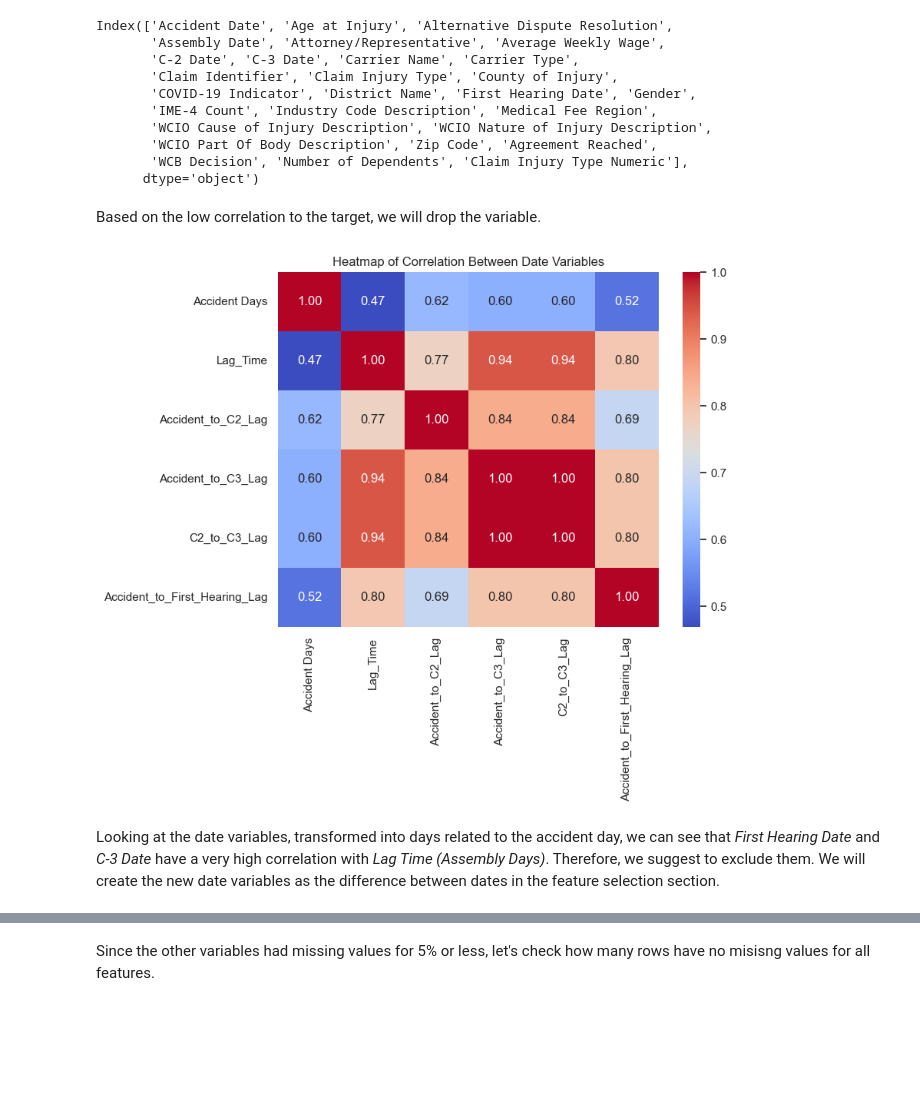
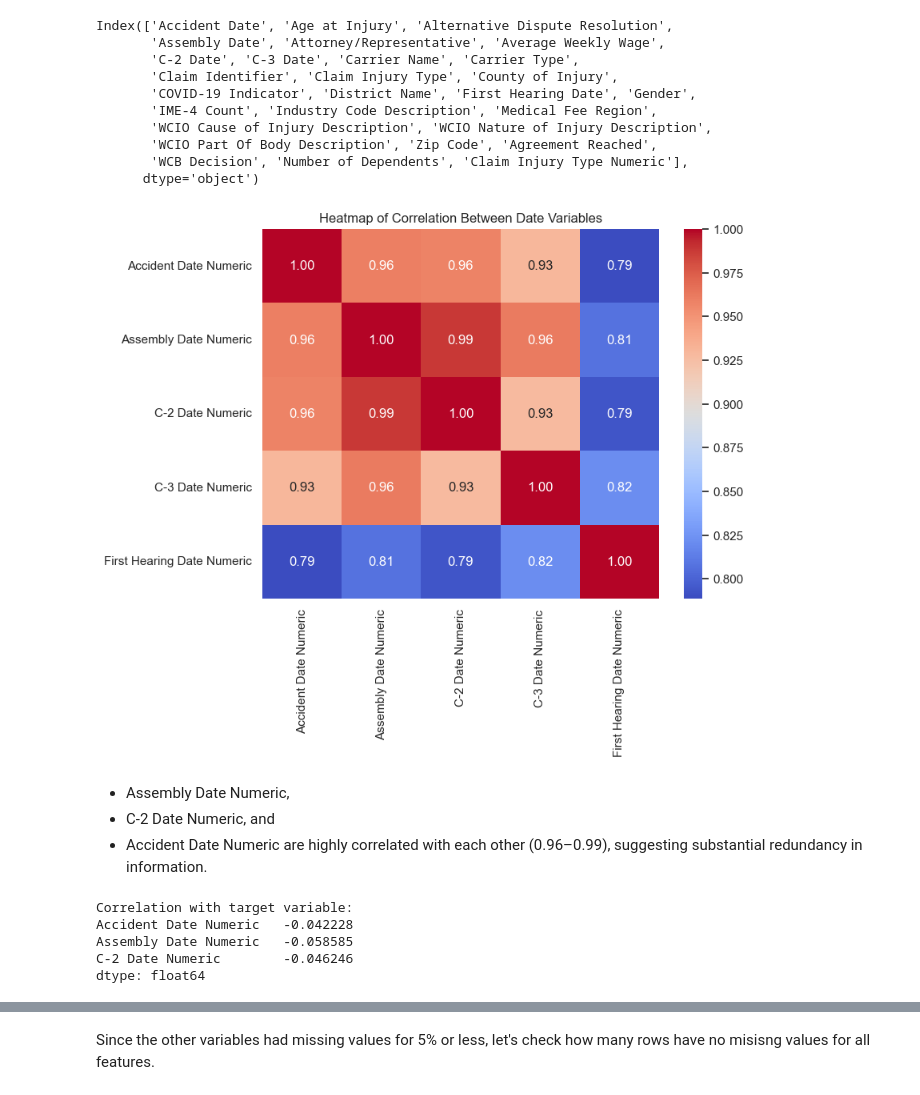
Before and after one commit to LenaHermann/ML_Project_Group52, a Jupyter notebook: Homework_Group52.ipynb, the cells around one changed output, grey strips where cells are left out. Saved outputs shown, nothing was run; the diff lists cells and outputs as text; code cells hidden in the pictures; blank space fills up the shorter version.

```diff
--- a/Homework_Group52.ipynb
+++ b/Homework_Group52.ipynb
@@ -1110,8 +1110,6 @@ Index(['Accident Date', 'Age at Injury', 'Alternative Dispute Resolution',
        'WCIO Part Of Body Description', 'Zip Code', 'Agreement Reached',
        'WCB Decision', 'Number of Dependents', 'Claim Injury Type Numeric'],
       dtype='object')
-# %% [markdown]
-Based on the low correlation to the target, we will drop the variable.
 # %%
 # Convert columns to datetime format and handle errors
 train_df_date = train_df_prep.copy()
@@ -1121,22 +1119,13 @@ train_df_date['C-2 Date'] = pd.to_datetime(train_df_date['C-2 Date'], errors='co
 train_df_date['C-3 Date'] = pd.to_datetime(train_df_date['C-3 Date'], errors='coerce')
 train_df_date['First Hearing Date'] = pd.to_datetime(train_df_date['First Hearing Date'], errors='coerce')
 
-# Check for any correlation between date columns by converting them to numeric values (days since start)
-train_df_date['Accident Days'] = (train_df_date['Accident Date'] - train_df_date['Accident Date'].min()).dt.days
-train_df_date['Lag_Time'] = (train_df_date['Assembly Date'] - train_df_date['Accident Date'].min()).dt.days
-train_df_date['Accident_to_C2_Lag'] = (train_df_date['C-2 Date'] - train_df_date['Accident Date'].min()).dt.days
-train_df_date['Accident_to_C3_Lag'] = (train_df_date['C-3 Date'] - train_df_date['Accident Date'].min()).dt.days
-train_df_date['C2_to_C3_Lag'] = (train_df_date['C-3 Date'] - train_df_date['C-2 Date'].min()).dt.days
-train_df_date['Accident_to_First_Hearing_Lag'] = (train_df_date['First Hearing Date'] - train_df_date['Accident Date'].min()).dt.days
 
-# Correlation matrix for date columns
-correlation_matrix_date = train_df_date[['Accident Days', 'Lag_Time', 'Accident_to_C2_Lag', 'Accident_to_C3_Lag', 'C2_to_C3_Lag', 'Accident_to_First_Hearing_Lag']].corr()
+# Convert columns to days
+reference_date = pd.Timestamp('2020-01-01')
 
-plt.figure(figsize=(8, 6))
-sns.heatmap(correlation_matrix_date, annot=True, cmap="coolwarm", fmt='.2f')
-plt.title('Heatmap of Correlation Between Date Variables')
-plt.show()
+# Convert datetime columns to numeric format (days since the reference date)
+train_df_date['Accident Date Numeric'] = (train_df_date['Accident Date'] - reference_date).dt.days
+train_df_date['Assembly Date Numeric'] = (train_df_date['Assembly Date'] - reference_date).dt.days
+train_df_date['C-2 Date Numeric'] = (train_df_date['C-2 Date'] - reference_date).dt.days
+train_df_date['C-3 Date Numeric'] = (train_df_date['C-3 Date'] - reference_date).dt.days
+train_df_date['First Hearing Date Numeric'] = (train_df_date['First Hearing Date'] - reference_date).dt.days
-# %% [output]
-[figure, removed]
-# %% [markdown]
-Looking at the date variables, transformed into days related to the accident day, we can see that _First Hearing Date_ and _C-3 Date_ have a very high correlation with _Lag Time (Assembly Days)_. Therefore, we suggest to exclude them. We will create the new date variables as the difference between dates in the feature selection section.
@@ -1144,0 +1132,27 @@ train_df_prep = train_df_prep.drop(columns=['First Hearing Date', 'C-3 Date', 'I
+# %%
+# Correlation matrix for date columns
+correlation_matrix_date = train_df_date[['Accident Date Numeric', 'Assembly Date Numeric', 'C-2 Date Numeric', 'C-3 Date Numeric' , 'First Hearing Date Numeric']].corr(method='spearman')
+
+plt.figure(figsize=(8, 6))
+sns.heatmap(correlation_matrix_date, annot=True, cmap="coolwarm", fmt='.2f')
+plt.title('Heatmap of Correlation Between Date Variables')
+plt.show()
+# %% [output]
+[figure, added]
+# %% [markdown]
+* Assembly Date Numeric,
+* C-2 Date Numeric, and
+* Accident Date Numeric are highly correlated with each other (0.96–0.99), suggesting substantial redundancy in information.
+# %%
+# Calculate the correlation of each date feature with the target variable
+target_correlation = train_df_date[['Accident Date Numeric', 'Assembly Date Numeric', 'C-2 Date Numeric']].corrwith(train_df_date['Claim Injury Type Numeric'], method='spearman')
+
+# Print the correlation results
+print("Correlation with target variable:")
+print(target_correlation)
+# %% [output]
+Correlation with target variable:
+Accident Date Numeric   -0.042228
+Assembly Date Numeric   -0.058585
+C-2 Date Numeric        -0.046246
+dtype: float64
```
Also changed, not shown: parts of 18 cells of this notebook.
